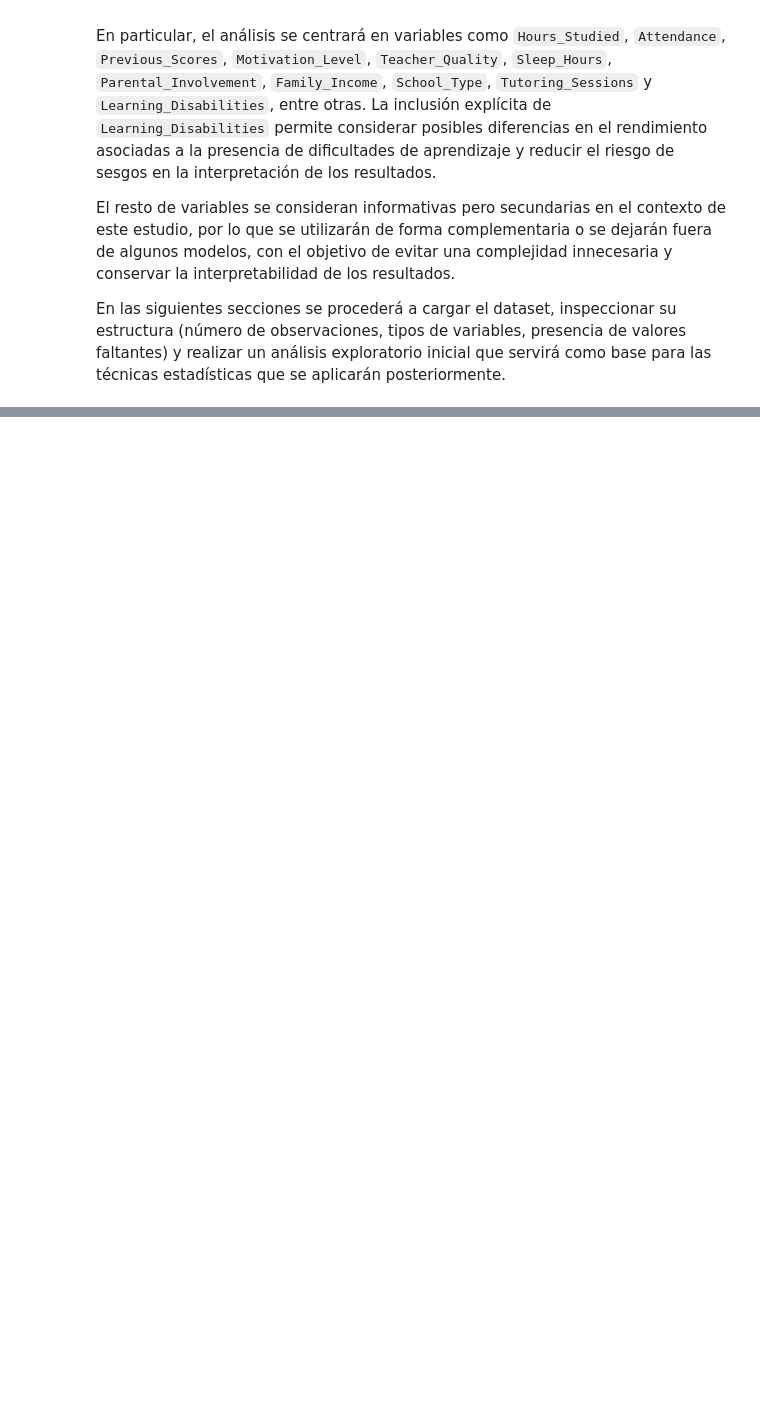
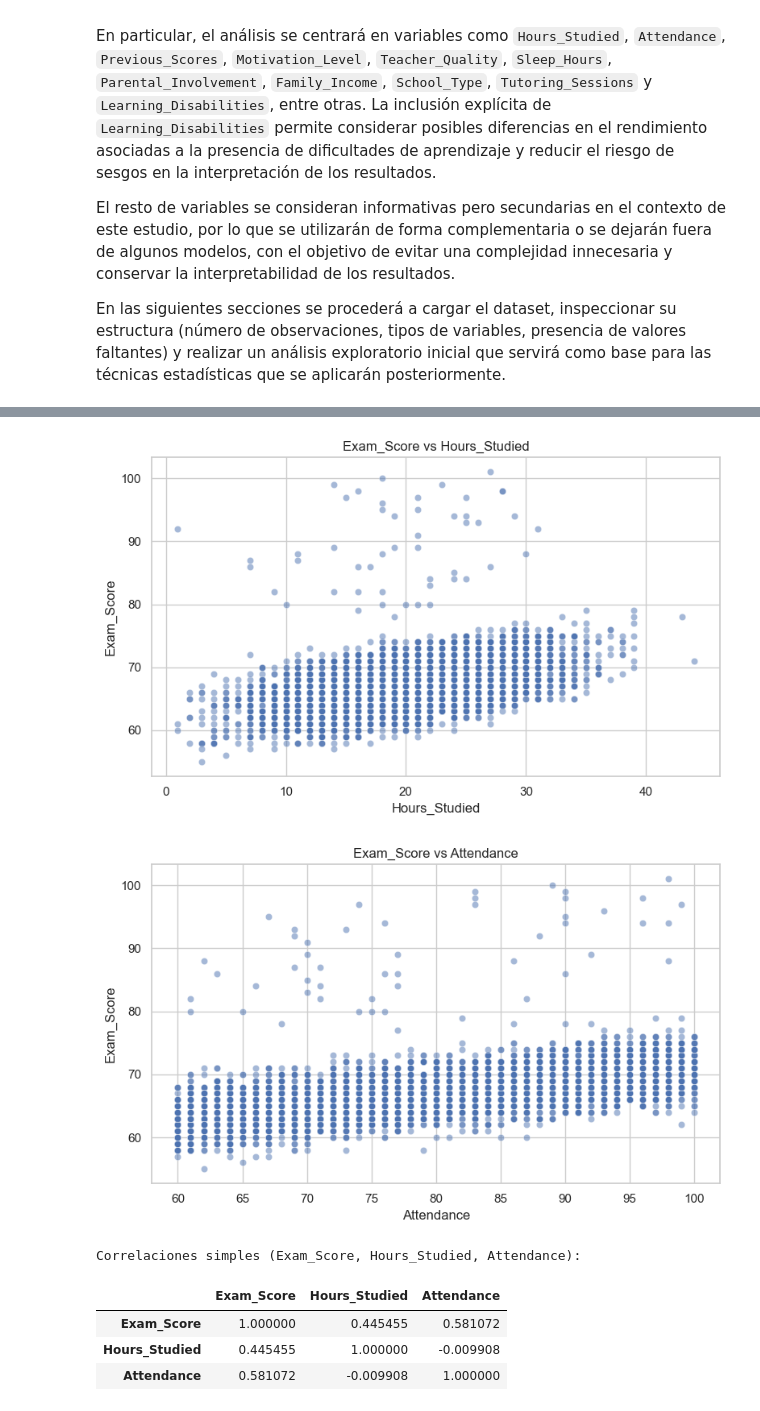
Before and after one commit to Ray-M05/Student-Performance-Predictor, a Jupyter notebook: StudentPerformance.ipynb, the cells around one changed output, grey strips where cells are left out. Drawn from its saved outputs; the diff is of its cells as text; code cells hidden in the pictures; blank space fills up the shorter version.

```diff
--- a/StudentPerformance.ipynb
+++ b/StudentPerformance.ipynb
@@ -125,0 +368,43 @@ dtype: int64
+# %%
+# 2.3.1 Relación con Hours_Studied y Attendance (P1)
+
+# Scatterplot Exam_Score vs Hours_Studied
+plt.figure()
+sns.scatterplot(
+    data=df_main,
+    x="Hours_Studied",
+    y="Exam_Score",
+    alpha=0.5
+)
+plt.title("Exam_Score vs Hours_Studied")
+plt.xlabel("Hours_Studied")
+plt.ylabel("Exam_Score")
+plt.tight_layout()
+plt.show()
+
+# Scatterplot Exam_Score vs Attendance
+plt.figure()
+sns.scatterplot(
+    data=df_main,
+    x="Attendance",
+    y="Exam_Score",
+    alpha=0.5
+)
+plt.title("Exam_Score vs Attendance")
+plt.xlabel("Attendance")
+plt.ylabel("Exam_Score")
+plt.tight_layout()
+plt.show()
+
+# Correlaciones simples
+corr_p1 = df_main[["Exam_Score", "Hours_Studied", "Attendance"]].corr()
+print("\nCorrelaciones simples (Exam_Score, Hours_Studied, Attendance):")
+display(corr_p1)
+# %% [output]
+[figure, added]
+[figure, added]
+Correlaciones simples (Exam_Score, Hours_Studied, Attendance):
+|  | Exam_Score | Hours_Studied | Attendance |
+| Exam_Score | 1.000000 | 0.445455 | 0.581072 |
+| Hours_Studied | 0.445455 | 1.000000 | -0.009908 |
+| Attendance | 0.581072 | -0.009908 | 1.000000 |
```
Also changed, not shown: parts of 14 cells of this notebook, 1 other file.
